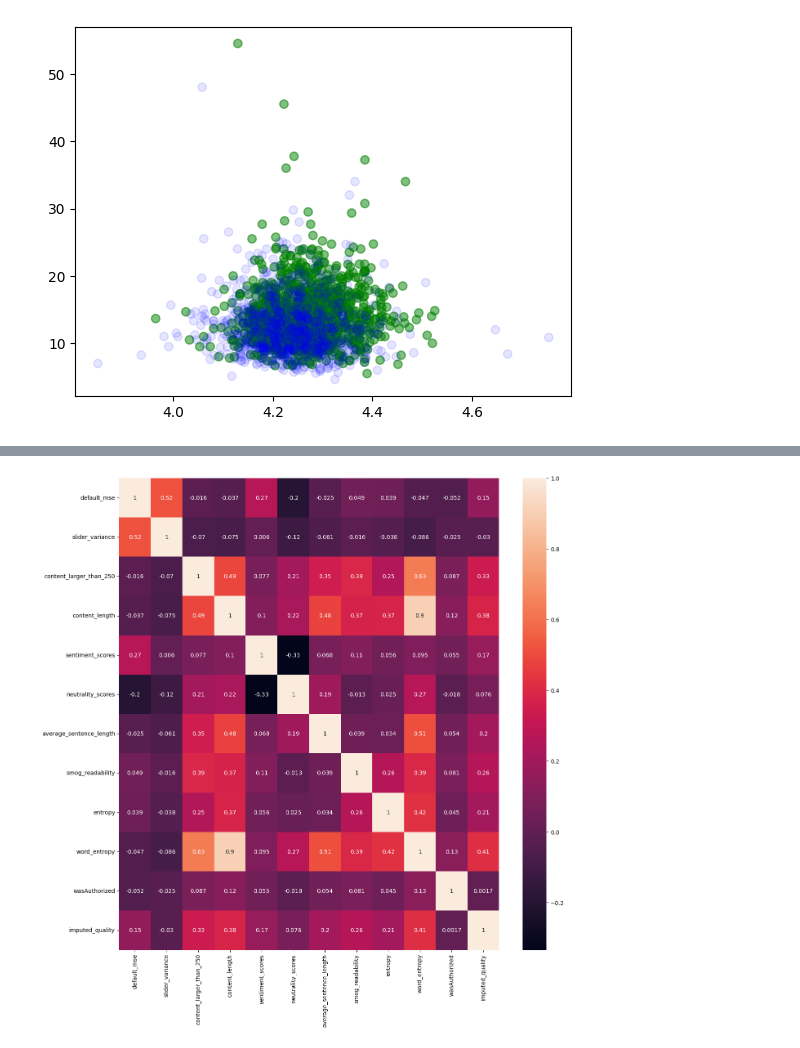
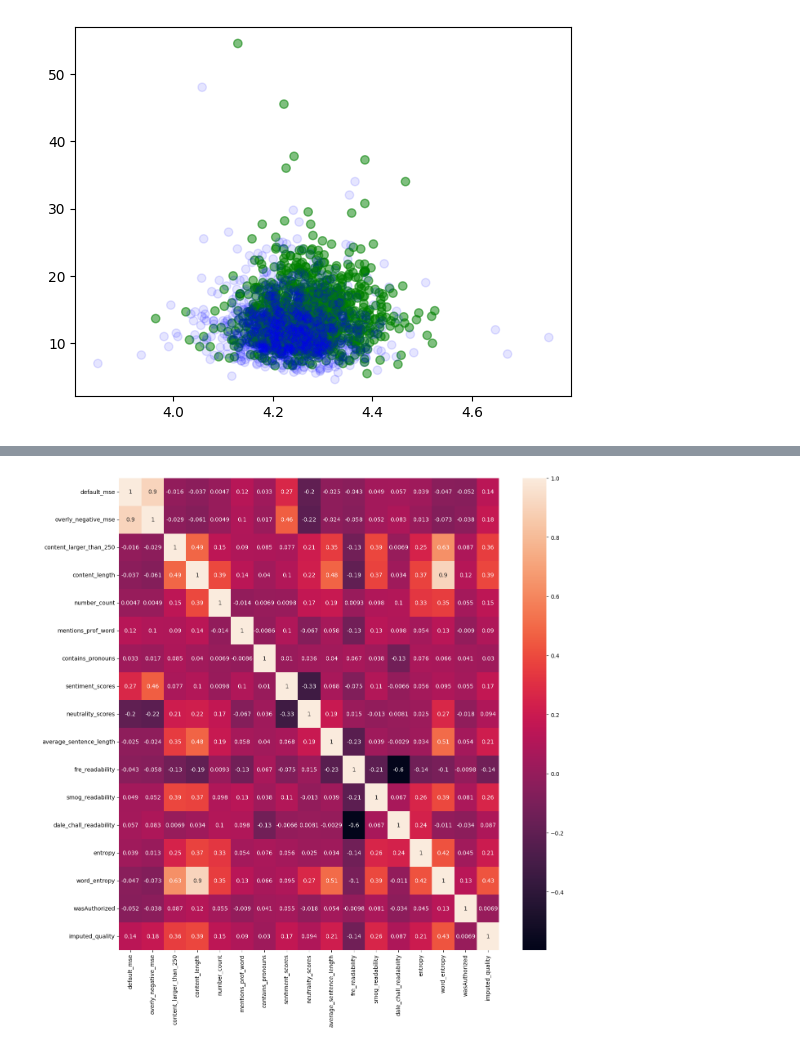
Before and after one commit to Nicholas-Sliter/csci0451-final-project, a Jupyter notebook: model/test.ipynb, the cells around one changed output, grey strips where cells are left out. Cells and saved outputs as stored; diff of their text form; code cells hidden in the pictures.

```diff
--- a/model/test.ipynb
+++ b/model/test.ipynb
@@ -480,3 +539,34 @@ df["knn_same_course_avg_distance"] = df["knn_same_course_avg_distance"].fillna(d
+# %%
+prof_id_to_name_map = {}
+
+instructor_df = pd.read_csv("../data/Instructor.csv")
+
+for index, row in instructor_df.iterrows():
+    prof_id_to_name_map[row["instructorID"]] = row["name"]
+
+
+def get_prof_name(row):
+    prof_id = row["instructorID"]
+    if prof_id in prof_id_to_name_map:
+        return prof_id_to_name_map[prof_id]
+    return None
+
+def mentions_prof_name(row):
+    prof_name = get_prof_name(row)
+    if prof_name is None:
+        return 0
+    alternate_names = [*prof_name.split(" ")]
+    if any(word in lowercase(row["content"]) for word in alternate_names):
+        return 1
+    # check for first name substring longer than 3 (nickname-like)
+    for window in range(3, len(prof_name.split(" ")[0])):
+        if prof_name.split(" ")[0][:window] in lowercase(row["content"]):
+            return 1
+
+    return 0
+
+
+df["mentions_prof_name"] = df.apply(mentions_prof_name, axis=1)
 # %%
 # sentiment_scores
 
@@ -657,9 +761,9 @@ import seaborn as sns
 
 corr_features = [
     "default_mse",
-    # "overly_negative_mse",
+    "overly_negative_mse",
     # "overly_positive_mse",
-    "slider_variance",
+    # "slider_variance",
     # "time_between_course_and_review",
 
     # "knn_avg_distance",
@@ -669,37 +773,41 @@ corr_features = [
     # "space_length_ratio", #sucks
     # "percent_difficult_words", #sucks
     # "ratio_question_marks", #sucks
     # "ratio_exclamation_marks", #sucks
 
 
-
+    "number_count",
+    "mentions_prof_word",
+    "contains_pronouns",
+    # "mentions_prof_name",
+    # "mentions_grades", #sucks
 
     "sentiment_scores",
     "neutrality_scores",
 
     # "polarity", #sucks
     # "consistent_polarity",
 
     "average_sentence_length",
-    # "fre_readability",
+    "fre_readability",
     "smog_readability",
-    # "dale_chall_readability",
+    "dale_chall_readability",
     "entropy",
     "word_entropy",
     "wasAuthorized",
     # "word_diversity",
 
 ]
 
 corr_features.append("imputed_quality")
 
 plt.figure(figsize=(15,15))
 
 sns.heatmap(df[corr_features].corr(), annot=True)
 
 plt.show()
 # %% [output]
-[figure, old version]
+[figure, new version]
 # %%
 # LR
 
```
Also changed, not shown: parts of 32 cells of this notebook.
